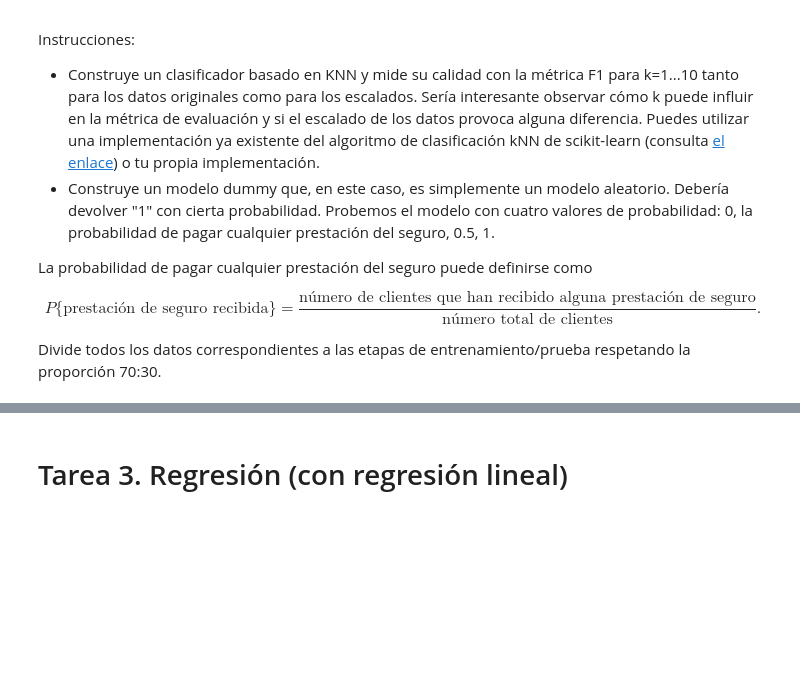
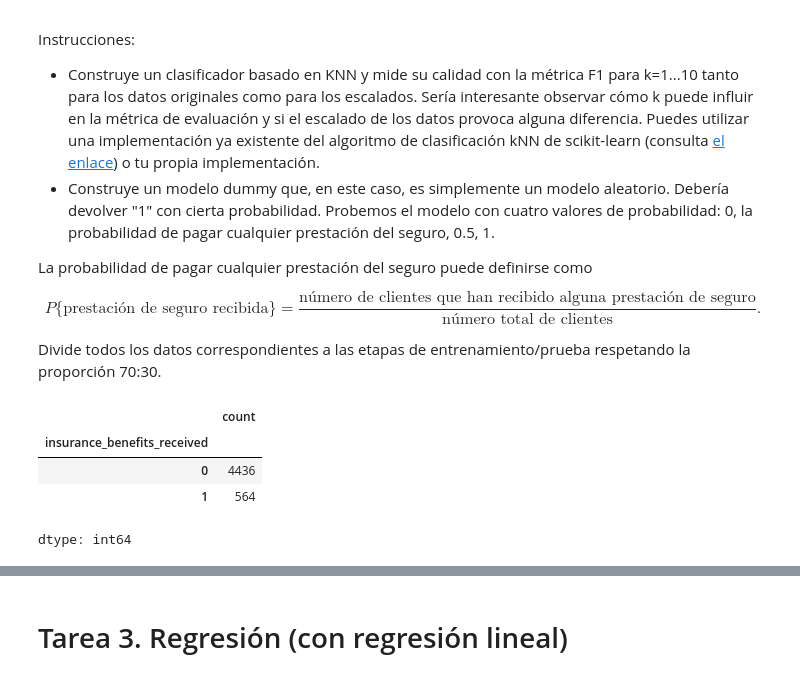
Before and after one commit to Davichobacter/data_science_tt, a Jupyter notebook: Sprint_14/notebook.ipynb, the cells around one changed output, grey strips where cells are left out. Saved outputs shown, nothing was run; the diff lists cells and outputs as text; code cells hidden in the pictures; blank space fills up the shorter version.

```diff
--- a/Sprint_14/notebook.ipynb
+++ b/Sprint_14/notebook.ipynb
@@ -349,8 +349,15 @@ Divide todos los datos correspondientes a las etapas de entrenamiento/prueba res
 # %%
 # сalcula el objetivo
 
-df['insurance_benefits_received'] = #<tu código aquí>
+df['insurance_benefits_received'] = (df['insurance_benefits'] > 0).astype(int)
 # %%
 # comprueba el desequilibrio de clases con value_counts()
 
 # <tu código aquí>
+df['insurance_benefits_received'].value_counts()
+# %% [output]
+|  | count |
+| insurance_benefits_received |  |
+| 0 | 4436 |
+| 1 | 564 |
+dtype: int64
```
Also changed, not shown: parts of 10 cells of this notebook.
